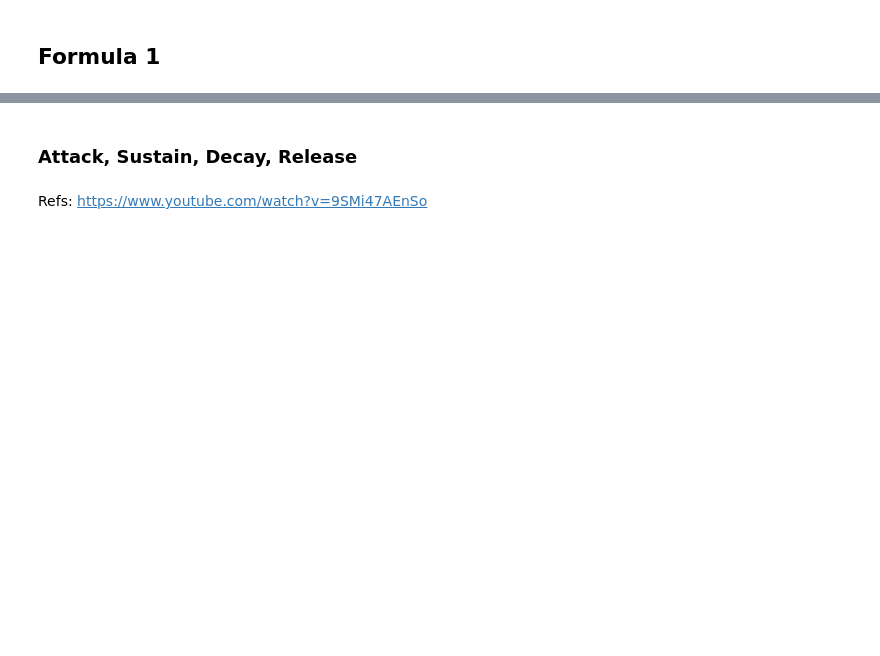
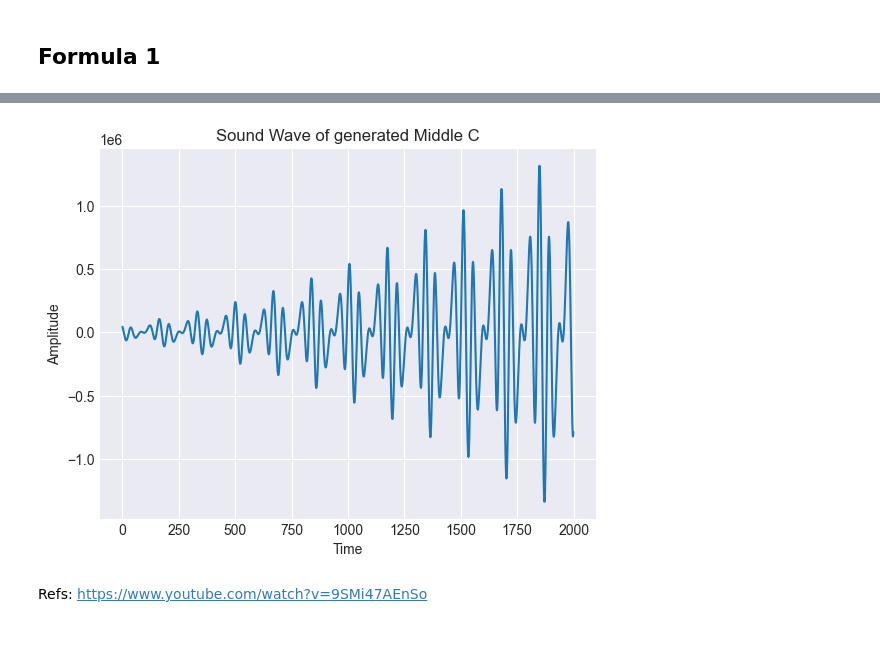
Before and after one commit to boriakinola01/Speech_Audio, a Jupyter notebook: Analysis.ipynb, the cells around one changed output, grey strips where cells are left out. Cells and saved outputs as stored; diff of their text form; code cells hidden in the pictures; blank space fills up the shorter version.

```diff
--- a/Analysis.ipynb
+++ b/Analysis.ipynb
@@ -129,0 +146,5 @@ plt.grid()
+# %%
+envelope = compute_envelope_lowpass(sax_note_with_adsr, sample_rate, cutoff_freq=50, order=1)
+
+# Apply the amplitude envelope
+sax_low_pass = apply_amplitude_envelope(sax_note_with_adsr, envelope)
@@ -130,7 +155,13 @@ plt.grid()
+# %%
+plt.plot(sax_low_pass[500:2500])
+plt.xlabel('Time')
+plt.ylabel('Amplitude')
+plt.title('Sound Wave of generated Middle C')
+plt.grid()
+# %% [output]
+[figure, added]
 # %%
 wavfile.write('data/sax_with_adsr_c.wav', rate=44100, data=sax_note_with_adsr.astype(np.int16))
-# %% [markdown]
-### Attack, Sustain, Decay, Release
 # %% [markdown]
 Refs: https://www.youtube.com/watch?v=9SMi47AEnSo
 
```
Also changed, not shown: parts of 8 cells of this notebook, 4 other files.
